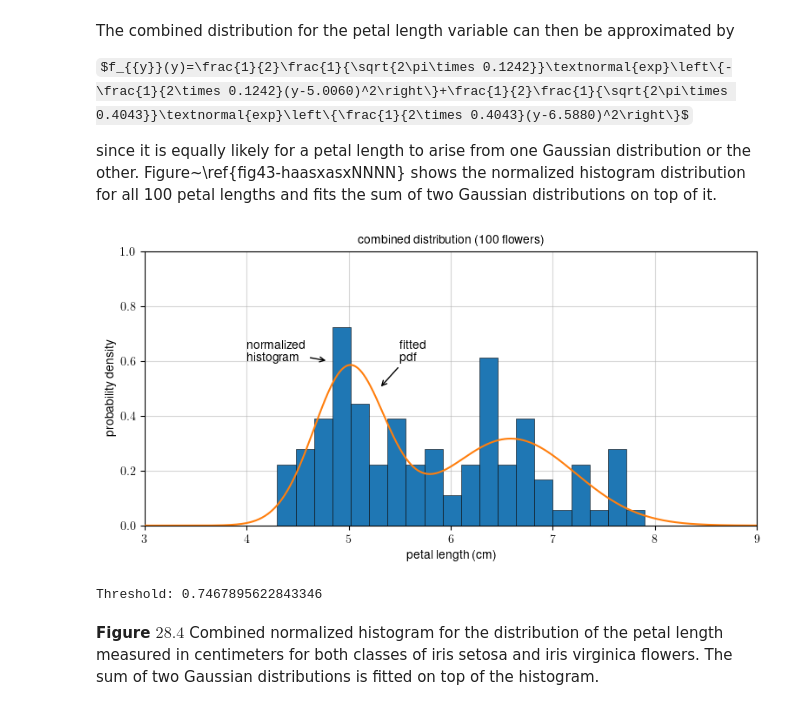
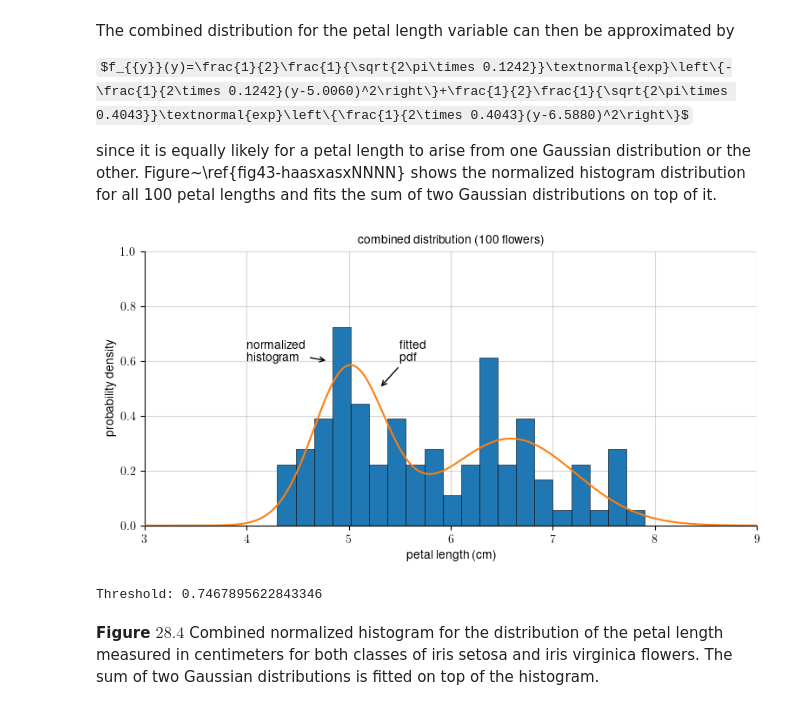
Before and after one commit to asl-epfl/inference-learning-data-2022-python, a Jupyter notebook: chapter-28/chapter-28.ipynb, the cells around one changed output. Cells and saved outputs as stored; diff of their text form; code cells hidden in the pictures; some formulas as TeX source.

```diff
--- a/chapter-28/chapter-28.ipynb
+++ b/chapter-28/chapter-28.ipynb
@@ -357,41 +340,42 @@ ax.set_title("combined distribution (100 flowers)", fontsize=10)
 
 ax.annotate("normalized\n histogram", xy=(4.8, 0.6), xytext=(4, 0.6), arrowprops=dict(arrowstyle="->", connectionstyle="arc3"), fontsize=10, fontweight='bold')
 ax.annotate("fitted\n pdf", xy=(5.3, 0.5), xytext=(5.5, 0.6), arrowprops=dict(arrowstyle="->", connectionstyle="arc3"), fontsize=10, fontweight='bold')
+ax.spines[['right', 'top']].set_visible(False)
 
 plt.xticks(np.arange(3, 10, 1))
 plt.grid(zorder=0, alpha=0.5)
 
 plt.show()
 
 #Calculating the Bayes classifier threshold
 #Different than the solution in the original MatLab code and in the book.
 #In the original MatLab code the variables aux multiply rather than divide. d
 
 '''
     The threshold solution presented here is different than the solution in the original MatLab code and in the book.
     In the original MatLab code the variables 'aux' multiply rather than divide.
 '''
 
 point = 5.5
 aux = np.sqrt(2*np.pi*var0)
 f1 = (1/aux)*np.exp(-(1/(2*var0))*(point-mean0)**2) #In original MatLab code f1 = (aux)*np.exp(-(1/(2*var0))*(point-mean0)**2)
 
 aux = np.sqrt(2*np.pi*var2)
 f2 = (1/aux)*np.exp(-(1/(2*var2))*(point-mean2)**2) #In original MatLab code f2 = (aux)*np.exp(-(1/(2*var2))*(point-mean2)**2)
 
-f = .5*f1 + .5*f2
+ft = .5*f1 + .5*f2
 
-threshold = .5*f1/f
+threshold = .5*f1/ft
 
 '''
     Due to the corretion, the conclusion of the example was changed, instead of being classificated of the iris virginica type,
     we classify the flower as being of the iris setosa type because the threshold is greater than 1/2.
     In the book the flower is classified as virginica since the probability calculated was 0.4730 (less than 1/2).
 '''
 
 print(f"Threshold: {threshold}")
 # %% [output]
-[figure, old version]
+[figure, new version]
 Threshold: 0.7467895622843346
 # %% [markdown]
 **Figure $28.4$** Combined normalized histogram for the distribution of the petal length measured in centimeters for both classes of iris setosa and iris virginica flowers. The sum of two Gaussian distributions is fitted on top of the histogram.
```
Also changed, not shown: parts of 4 cells of this notebook, 4 other files.
